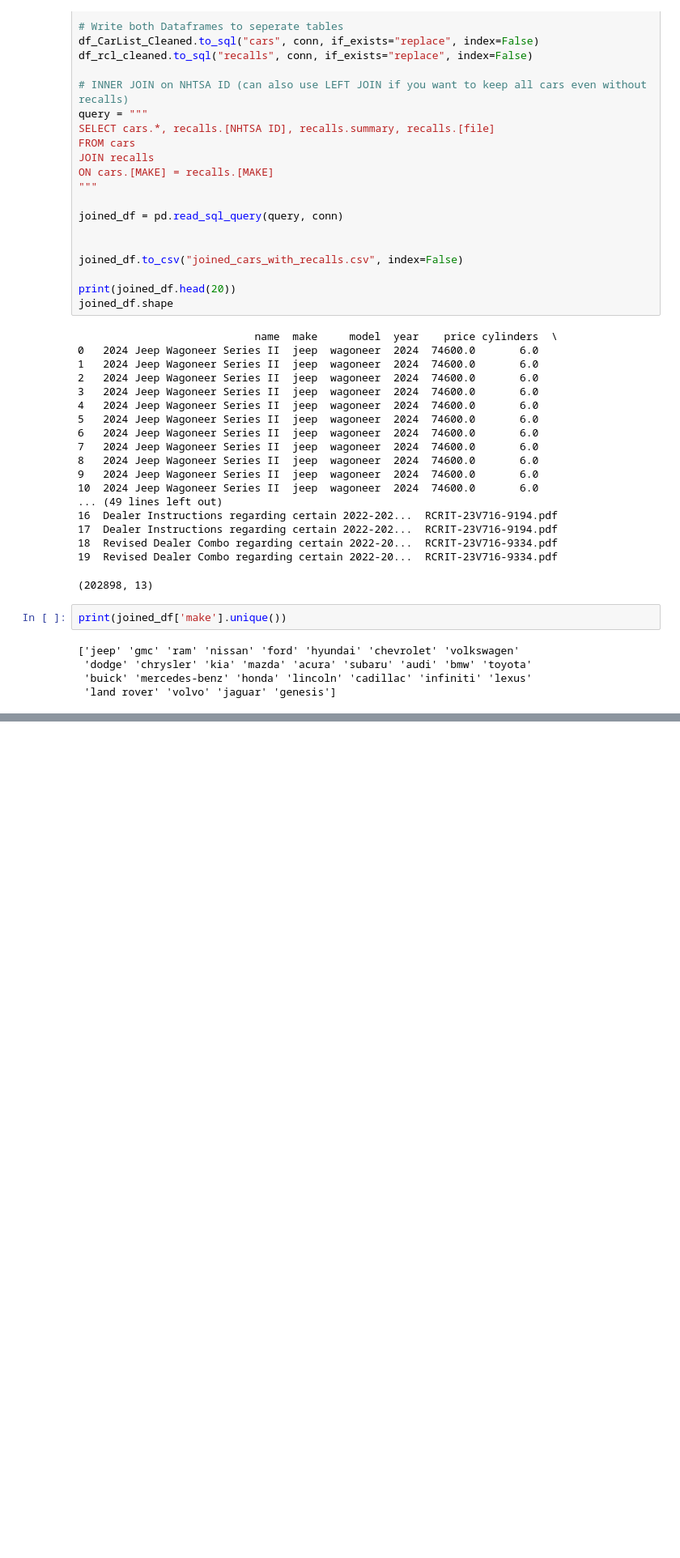
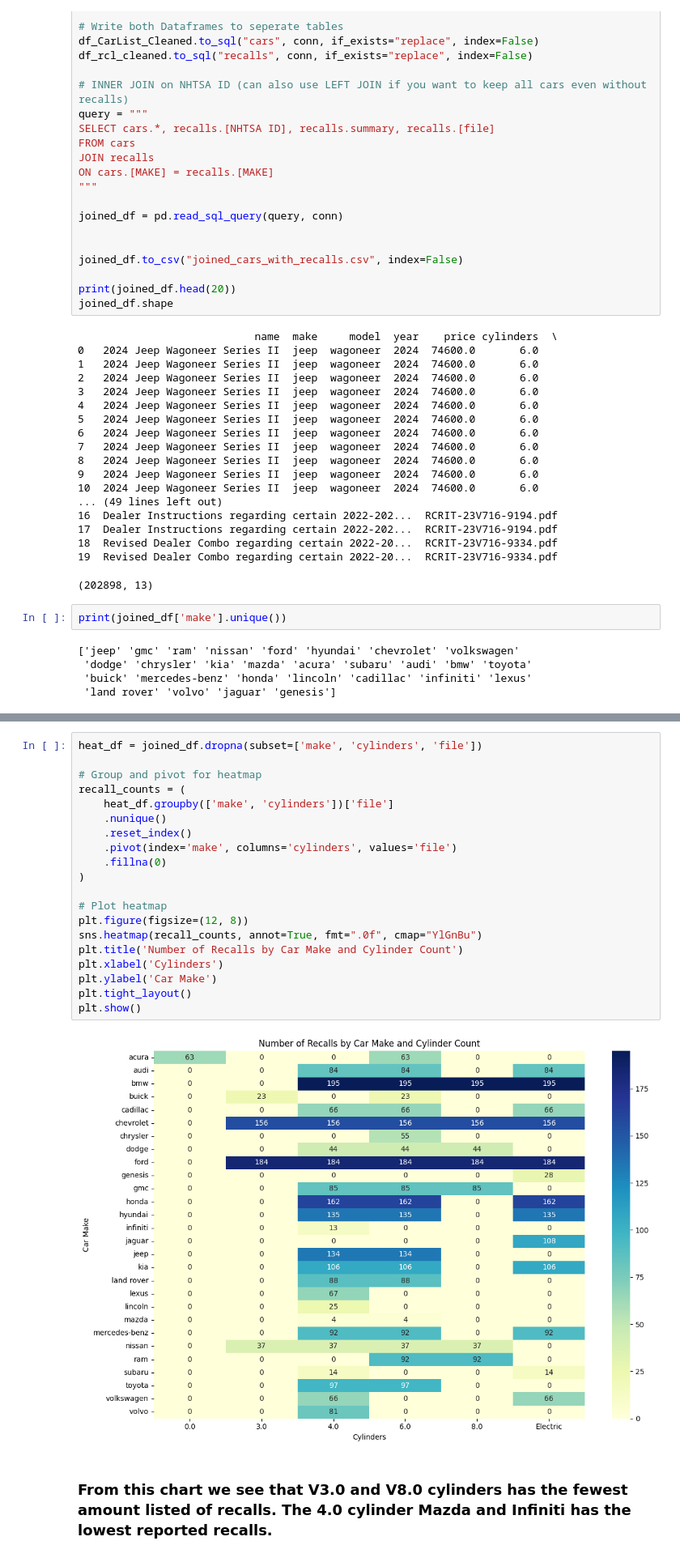
Before and after one commit to ellioc/VehicleRecalls2024, a Jupyter notebook: car_report.ipynb, the cells around one changed output, grey strips where cells are left out. Shown at 81% size. Saved outputs shown, nothing was run; the diff lists cells and outputs as text; blank space fills up the shorter version.

```diff
--- a/car_report.ipynb
+++ b/car_report.ipynb
@@ -402,0 +482,24 @@ print(joined_df['make'].unique())
+# %%
+heat_df = joined_df.dropna(subset=['make', 'cylinders', 'file'])
+
+# Group and pivot for heatmap
+recall_counts = (
+    heat_df.groupby(['make', 'cylinders'])['file']
+    .nunique()
+    .reset_index()
+    .pivot(index='make', columns='cylinders', values='file')
+    .fillna(0)
+)
+
+# Plot heatmap
+plt.figure(figsize=(12, 8))
+sns.heatmap(recall_counts, annot=True, fmt=".0f", cmap="YlGnBu")
+plt.title('Number of Recalls by Car Make and Cylinder Count')
+plt.xlabel('Cylinders')
+plt.ylabel('Car Make')
+plt.tight_layout()
+plt.show()
+# %% [output]
+[figure, added]
+# %% [markdown]
+### From this chart we see that V3.0 and V8.0 cylinders has the fewest amount listed of recalls. The 4.0 cylinder Mazda and Infiniti has the lowest reported recalls.
```
Also changed, not shown: parts of 11 cells of this notebook, 1 other file.
